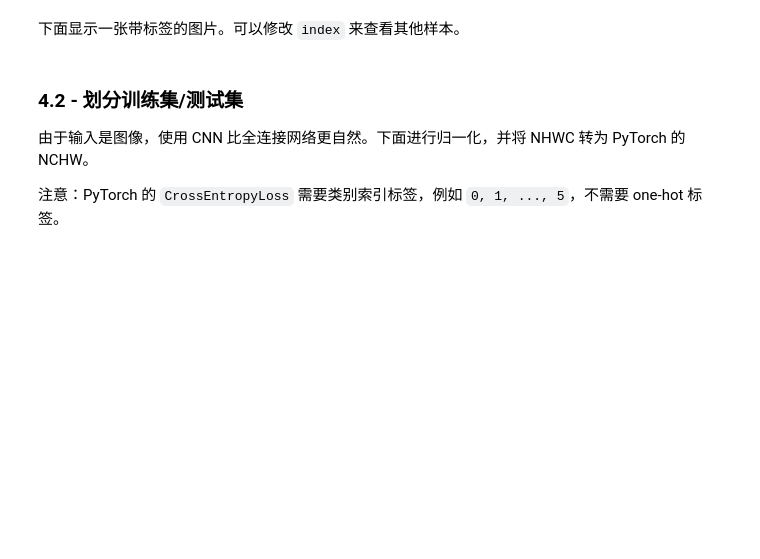
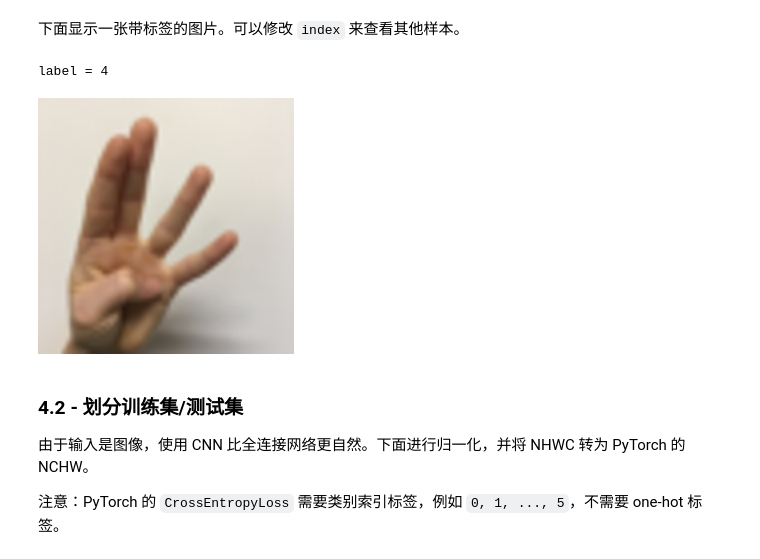
Before and after one commit to Yorenix/pytorch-learning-from-WuEnDa, a Jupyter notebook: C4 - Convolutional Neural Networks/Week 1/Convolution_model_Application_PyTorch.ipynb, the cells around one changed output. Cells and saved outputs as stored; diff of their text form; code cells hidden in the pictures; blank space fills up the shorter version.

```diff
--- a/C4 - Convolutional Neural Networks/Week 1/Convolution_model_Application_PyTorch.ipynb
+++ b/C4 - Convolutional Neural Networks/Week 1/Convolution_model_Application_PyTorch.ipynb
@@ -298,10 +371,11 @@ X_train_orig, Y_train_orig, X_test_orig, Y_test_orig, classes = load_signs_datas
 下面显示一张带标签的图片。可以修改 `index` 来查看其他样本。
 # %%
 index = 9
-plt.imshow(X_train_orig[index])
-plt.title("y = " + str(np.squeeze(Y_train_orig[:, index])))
-plt.axis("off")
-plt.show()
+print("label =", int(np.asarray(Y_train_orig).reshape(-1)[index]))
+display(PILImage.fromarray(X_train_orig[index]).resize((256, 256)))
+# %% [output]
+label = 4
+[figure, added]
 # %% [markdown]
 <a name='4-2'></a>
 ### 4.2 - 划分训练集/测试集
```
Also changed, not shown: parts of 22 cells of this notebook, 13 other files.
